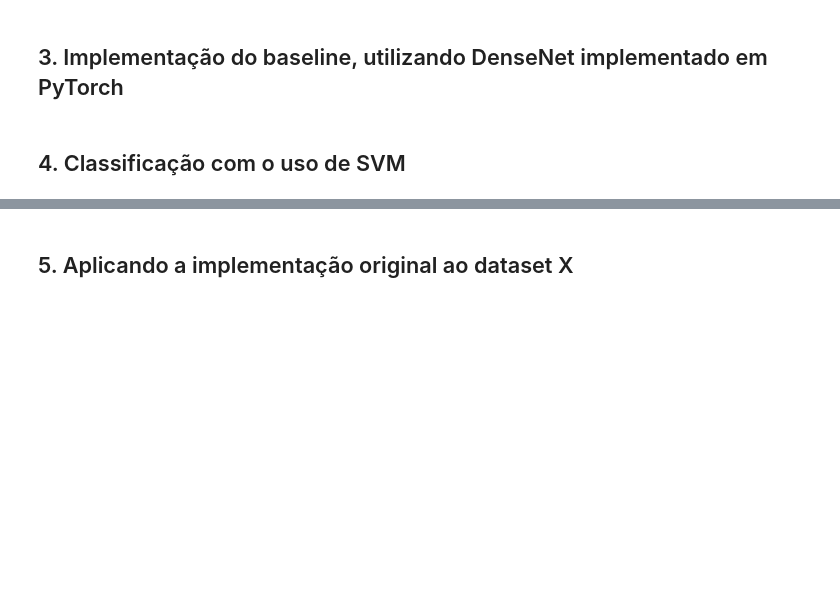
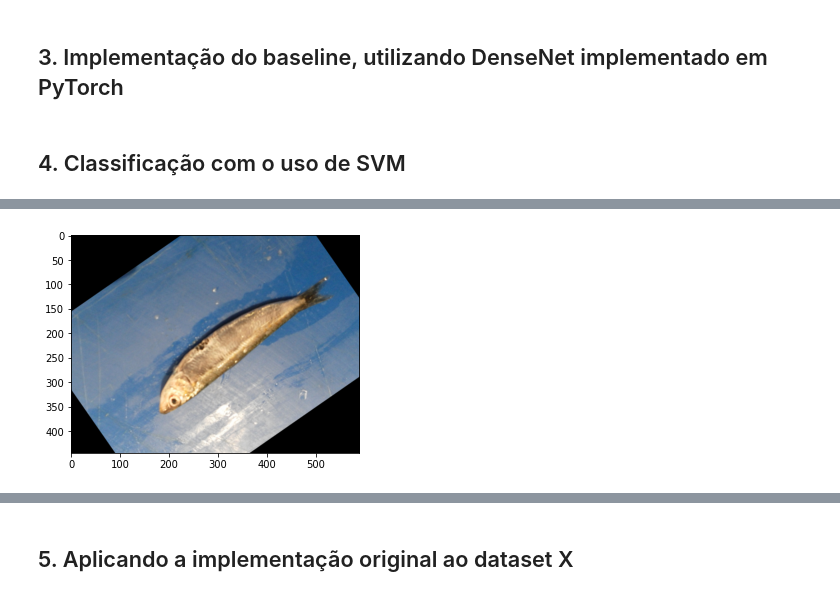
Before and after one commit to devwlad/intro-ml-classification, a Jupyter notebook: fml_final.ipynb, the cells around one changed output, grey strips where cells are left out. Drawn from its saved outputs; the diff is of its cells as text; code cells hidden in the pictures; blank space fills up the shorter version.

```diff
--- a/fml_final.ipynb
+++ b/fml_final.ipynb
@@ -263,0 +288,16 @@ plt.show()
+# %%
+image_dir = Path('dataset/Fish_Dataset/Fish_Dataset')
+
+# Get filepaths and labels
+filepaths = list(image_dir.glob(r'**/*.png'))
+labels = list(map(lambda x: os.path.split(os.path.split(x)[0])[1], filepaths))
+
+filepaths = pd.Series(filepaths, name='Filepath').astype(str)
+labels = pd.Series(labels, name='Label')
+
+# Concatenate filepaths and labels
+image_df = pd.concat([filepaths, labels], axis=1)
+
+# Drop GT images
+image_df = image_df[image_df['Label'].apply(lambda x: x[-2:] != 'GT')]
+image_df
@@ -263,0 +318,4 @@ plt.show()
+# %%
+# Shuffle the DataFrame and reset index
+image_df = image_df.sample(frac=1).reset_index(drop = True)
+image_df
@@ -263,0 +336,27 @@ plt.show()
+# %%
+labels = image_df['Label']
+
+labels.unique()
+
+def get_image(file_path):
+    """
+    Converts an image number into the file path where the image is located,
+    opens the image, and returns the image as a numpy array.
+    """
+    img = Image.open(file_path)
+    return np.array(img)
+
+# # subset the dataframe to just Apis (genus is 0.0) get the value of the sixth item in the index
+# apis_row = labels[labels.genus == 0.0].index[5]
+
+# # show the corresponding image of an Apis
+# plt.imshow(get_image(apis_row))
+# plt.show()
+
+# # subset the dataframe to just Bombus (genus is 1.0) get the value of the sixth item in the index
+# bombus_row = labels[labels.genus == 1.0].index[6]
+fish_row = image_df['Filepath'].iloc[0]
+plt.imshow(get_image(fish_row))
+plt.show()
+# %% [output]
+[figure, added]
```
Also changed, not shown: parts of 9 cells of this notebook.
